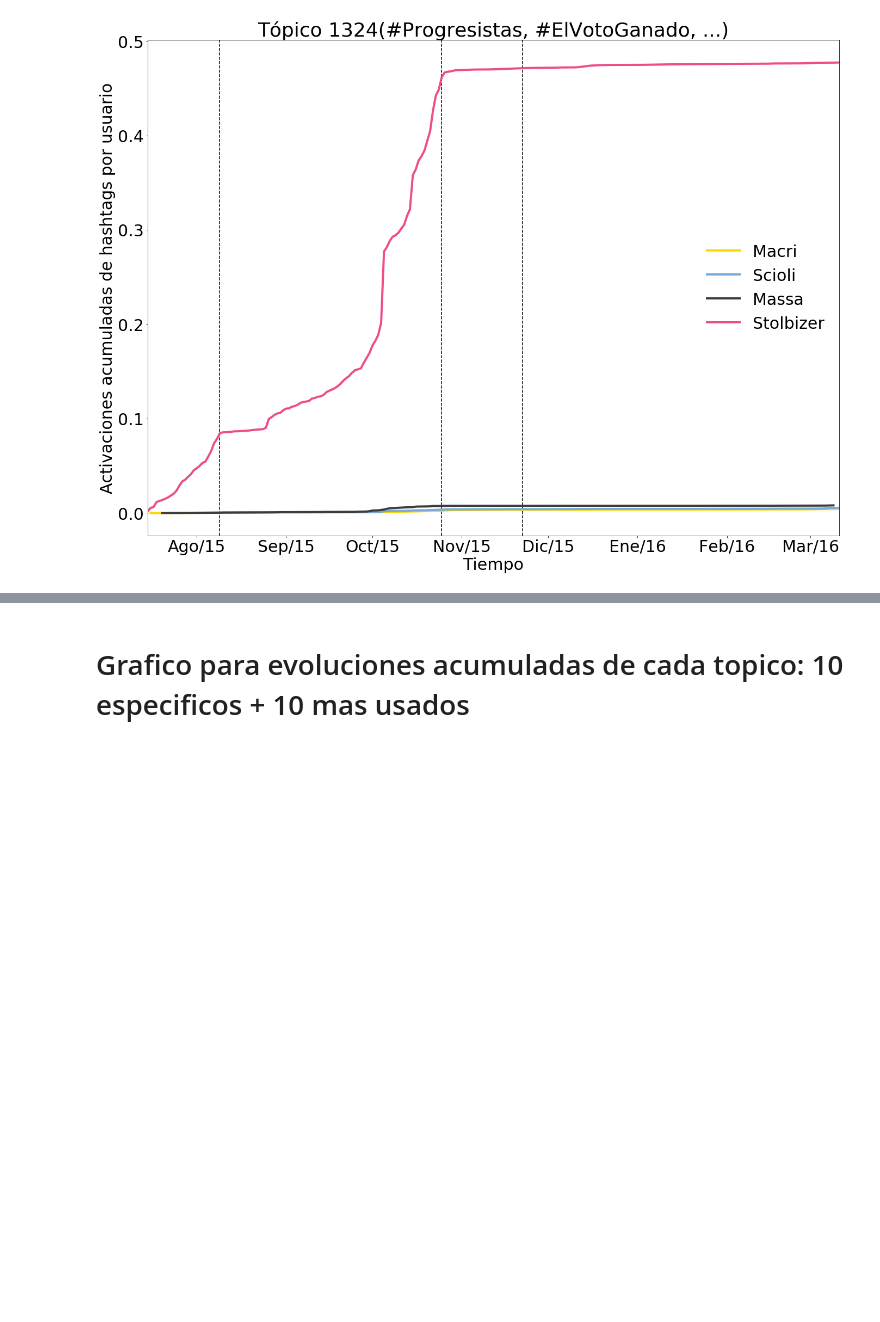
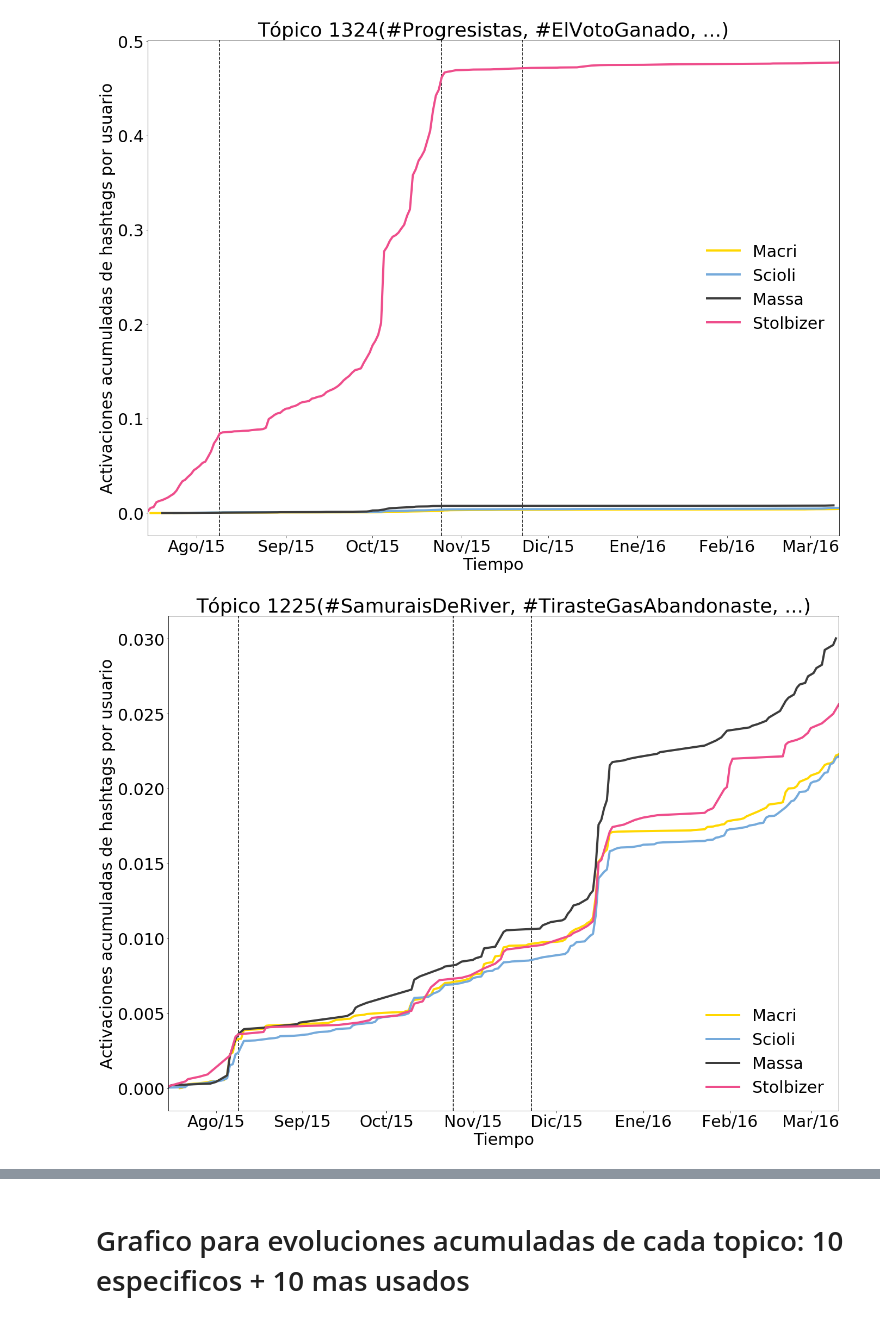
Before and after one commit to CoNexDat/twitter-topics, a Jupyter notebook: 05 Evolucion topicos.ipynb, the cells around one changed output, grey strips where cells are left out. Cells and saved outputs as stored; diff of their text form; code cells hidden in the pictures; blank space fills up the shorter version.

Commit message:
Agrego exportacion de evolucion temporal de topicos faltantes, para mantener consistencia con los topicos exportados en el capitulo 4, agrego los topicos faltantes

```diff
--- a/05 Evolucion topicos.ipynb
+++ b/05 Evolucion topicos.ipynb
@@ -360,3 +360,8 @@ stolbizer_topic = usuario_topico_df[usuario_topico_df["hashtag"]=="StolbizerPres
 show_min_topic(stolbizer_topic)
 # %% [output]
 [figure]
+# %%
+river_topic = usuario_topico_df[usuario_topico_df["hashtag"]=="CARP"].cluster.values[0]
+show_min_topic(river_topic)
+# %% [output]
+[figure, added]
```
Also changed, not shown: parts of 4 cells of this notebook.
